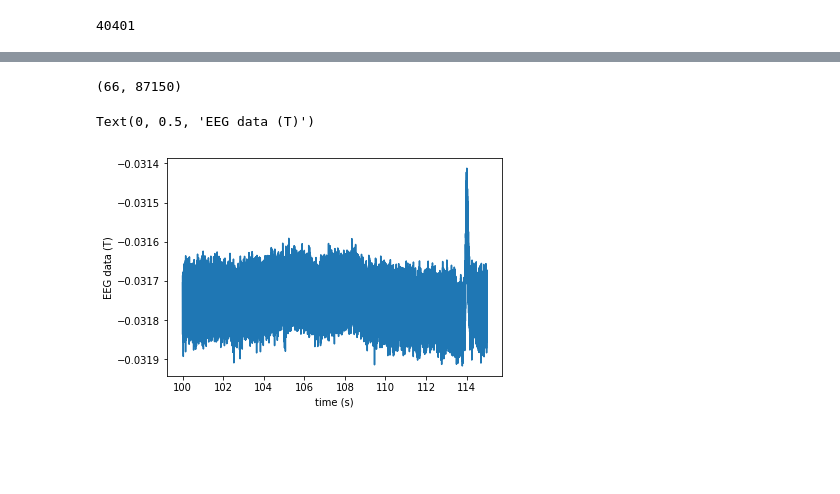
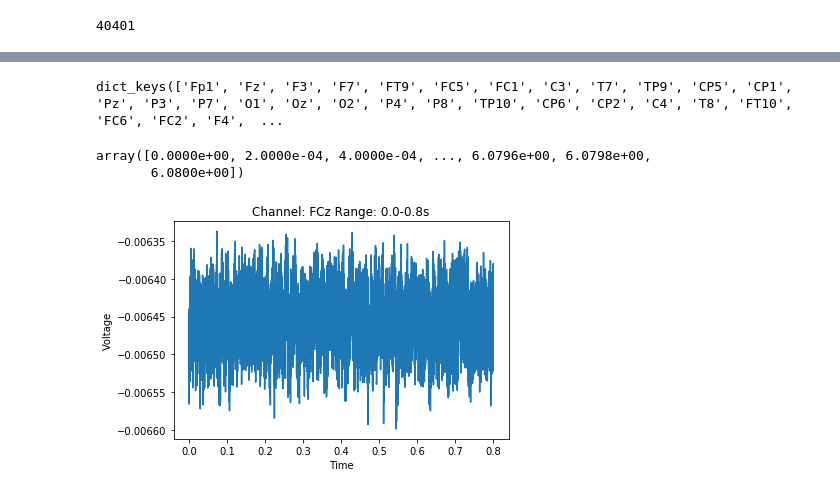
Before and after one commit to andylikescodes/Neurofeedback, a Jupyter notebook: explore.ipynb, the cells around one changed output, grey strips where cells are left out. Drawn from its saved outputs; the diff is of its cells as text; code cells hidden in the pictures; blank space fills up the shorter version.

```diff
--- a/explore.ipynb
+++ b/explore.ipynb
@@ -161,17 +129,15 @@ all_trials[3].shape
-# %%
-all_trials[4].shape
-# %% [output]
-(66, 87150)
-# %%
-start, stop = eeg.time_as_index([100, 115])
-data, times = eeg[:1, start:stop]
-
-import matplotlib.pyplot as plt
-import plotly.plotly as py
-
-plt.plot(times, data[0])
-plt.xlabel('time (s)')
-plt.ylabel('EEG data (T)')
-# %% [output]
-Text(0, 0.5, 'EEG data (T)')
-[figure, removed]
+# %%
+eeg_signal = signal.EEG(equal_len_eeg[0][:,10000:], eeg.ch_names, 5000)
+# %%
+eeg_signal.ch_names()
+# %% [output]
+dict_keys(['Fp1', 'Fz', 'F3', 'F7', 'FT9', 'FC5', 'FC1', 'C3', 'T7', 'TP9', 'CP5', 'CP1', 'Pz', 'P3', 'P7', 'O1', 'Oz', 'O2', 'P4', 'P8', 'TP10', 'CP6', 'CP2', 'C4', 'T8', 'FT10', 'FC6', 'FC2', 'F4',  ...
+# %%
+eeg_signal.times
+# %% [output]
+array([0.0000e+00, 2.0000e-04, 4.0000e-04, ..., 6.0796e+00, 6.0798e+00,
+       6.0800e+00])
+# %%
+eeg_signal.plot('FCz', signal_range=[0,4000])
+# %% [output]
+[figure, added]
```
Also changed, not shown: parts of 26 cells of this notebook.
